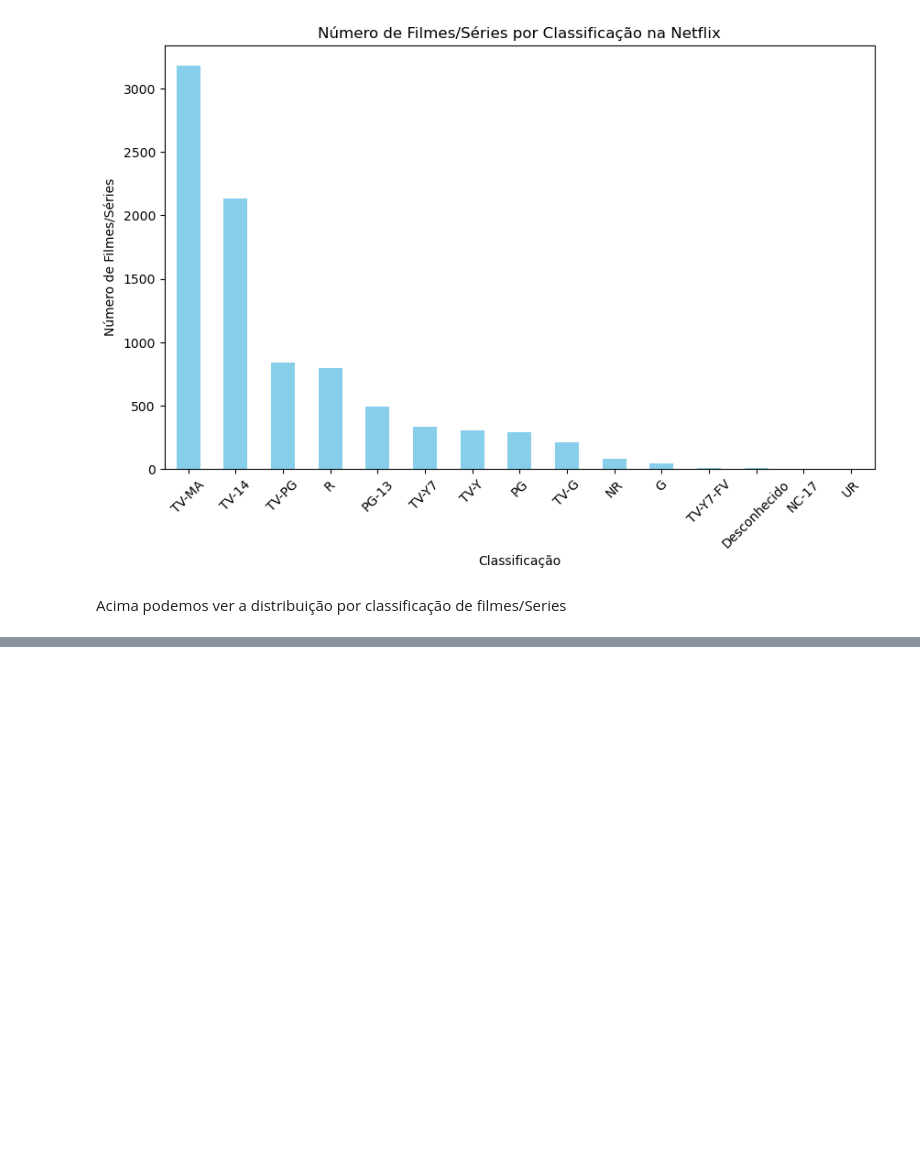
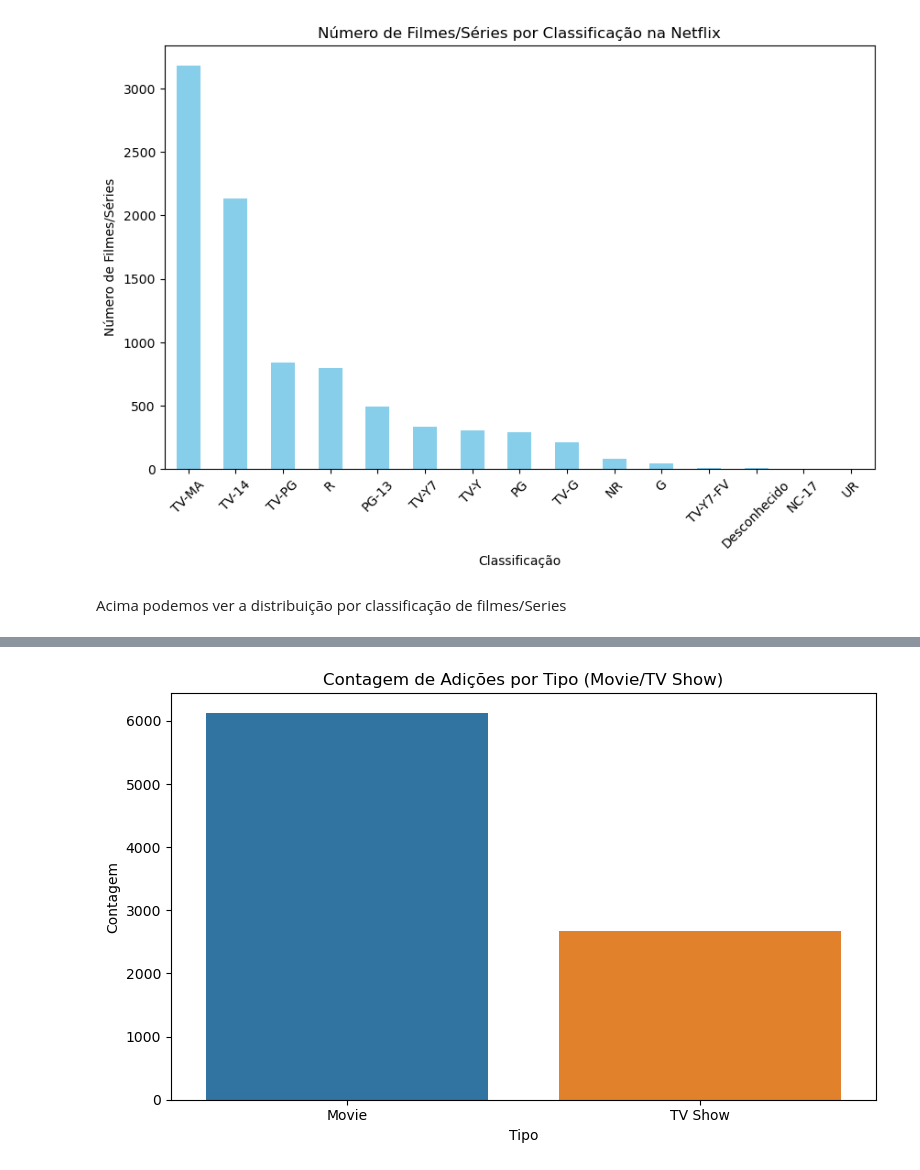
Before and after one commit to IamEmerson/analiseNetflix, a Jupyter notebook: netflix.ipynb, the cells around one changed output, grey strips where cells are left out. Saved outputs shown, nothing was run; the diff lists cells and outputs as text; code cells hidden in the pictures; blank space fills up the shorter version.

```diff
--- a/netflix.ipynb
+++ b/netflix.ipynb
@@ -240,0 +269,10 @@ Acima podemos ver a distribuição por classificação de filmes/Series
+# %%
+plt.figure(figsize=(8, 5))
+sns.countplot(data=df, x='type', order=df['type'].value_counts().index[:10])
+plt.title('Contagem de Adições por Tipo (Movie/TV Show)')
+plt.xlabel('Tipo')
+plt.ylabel('Contagem')
+plt.tight_layout()
+plt.show()
+# %% [output]
+[figure, added]
```
Also changed, not shown: parts of 7 cells of this notebook.
